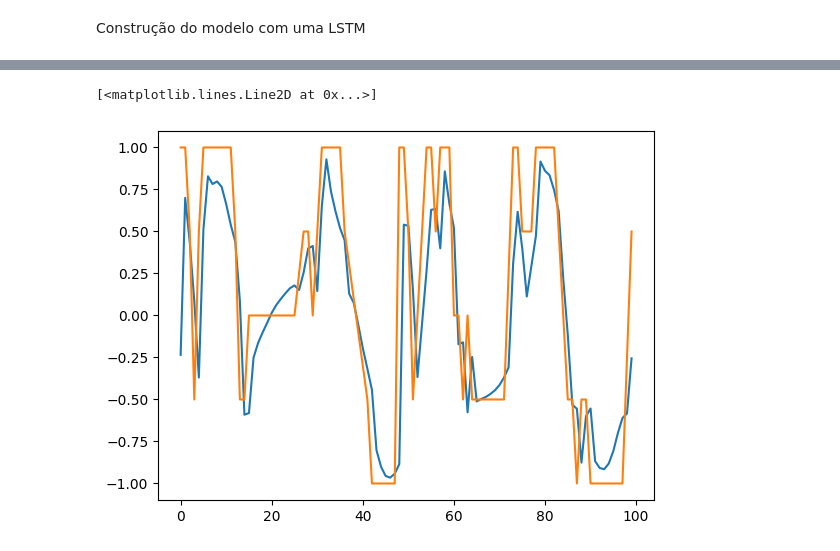
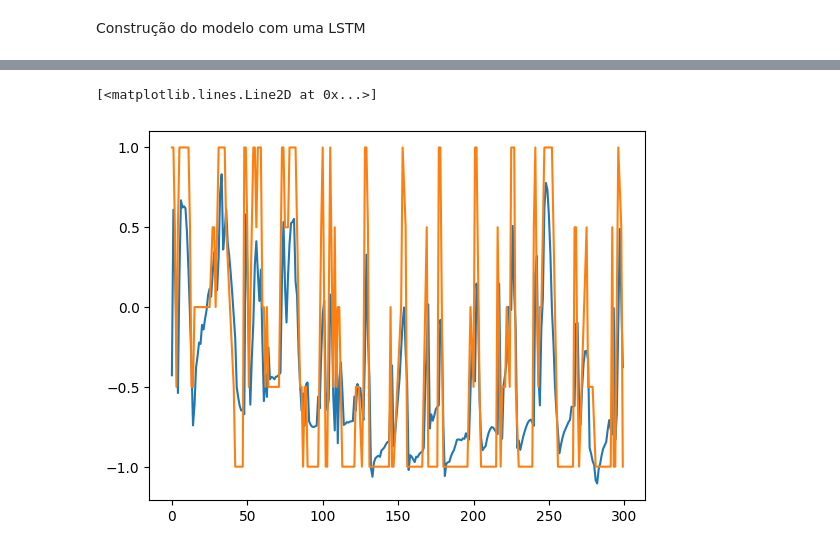
Before and after one commit to SendNugg3ts/CSC, a Jupyter notebook: ModeloKaggleLSTM.ipynb, the cells around one changed output, grey strips where cells are left out. Saved outputs shown, nothing was run; the diff lists cells and outputs as text; code cells hidden in the pictures.

Commit message:
ModeloKaggleLSTM

```diff
--- a/ModeloKaggleLSTM.ipynb
+++ b/ModeloKaggleLSTM.ipynb
@@ -111,27 +125,14 @@ record_date
 # %%
 def df_to_X_y(df, window_size=5):
-  df_as_np = df.to_numpy()
-  X = []
-  y = []
-  for i in range(len(df_as_np)-window_size):
-    row = [[a] for a in df_as_np[i:i+window_size]]
-    X.append(row)
-    label = df_as_np[i+window_size]
-    y.append(label)
-  return np.array(X), np.array(y)
+    df_as_np = df.to_numpy()
+    X = []
+    y = []
+    for i in range(len(df_as_np) - window_size):
+        row = df_as_np[i:i + window_size]
+        X.append(row)
+        label = df_as_np[i + window_size][8]  # Última coluna contém a variável de destino (incidentes)
+        y.append(label)
+    return np.array(X), np.array(y)
-# %%
-def df_to_X_y(df, window_size):
-    df_as_np = df.to_numpy()
-    num_features = df.shape[1]
-    X = []
-    y = []
-    for i in range(len(df_as_np) - window_size):
-        X.append(df_as_np[i:i+window_size])
-        y.append(df_as_np[i+window_size])
-    X = np.array(X)
-    y = np.array(y)
-    X = X.reshape(-1, window_size, num_features)
-    return X, y
 # %%
 WINDOW_SIZE = 48
 X1, y1 = df_to_X_y(temp, WINDOW_SIZE)
@@ -206,6 +203,6 @@ KeyboardInterrupt:
 # %%
 from tensorflow.keras.models import load_model
-model1 = load_model('model1/')
+model1 = load_model('modelKaggleLSTM/')
 # %%
 train_predictions = model1.predict(X_train1).flatten()
 train_results = pd.DataFrame(data={'Train Predictions':train_predictions, 'Actuals':y_train1})
@@ -278,10 +275,10 @@ test_results
 592 rows × 2 columns
 # %%
-plt.plot(test_results['Test Predictions'][:100])
-plt.plot(test_results['Actuals'][:100])
+plt.plot(test_results['Test Predictions'][:300])
+plt.plot(test_results['Actuals'][:300])
 # %% [output]
 [<matplotlib.lines.Line2D at 0x...>]
-[figure, old version]
+[figure, new version]
 # %%
 from sklearn.metrics import mean_squared_error as mse
 
```
Also changed, not shown: parts of 12 cells of this notebook, 10 other files.
